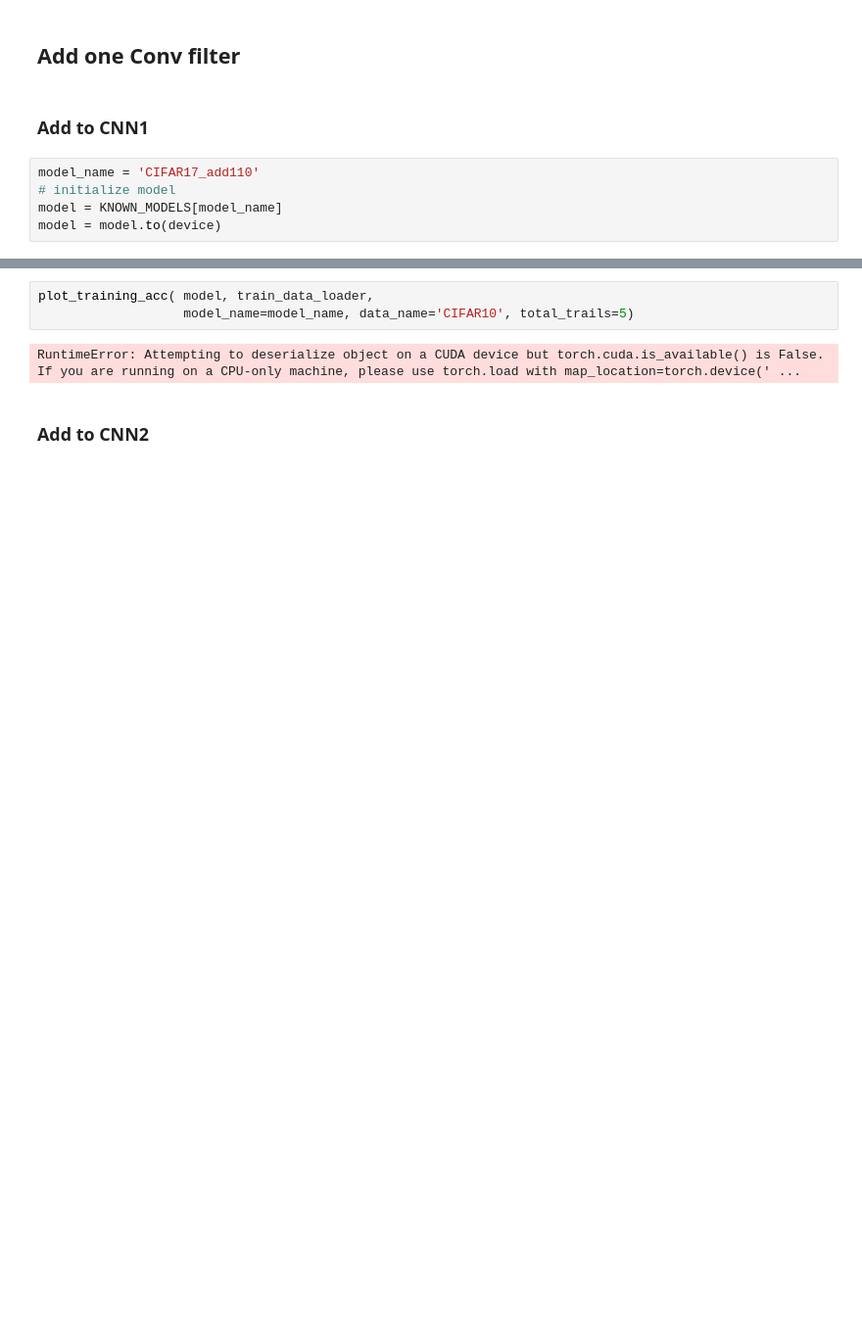
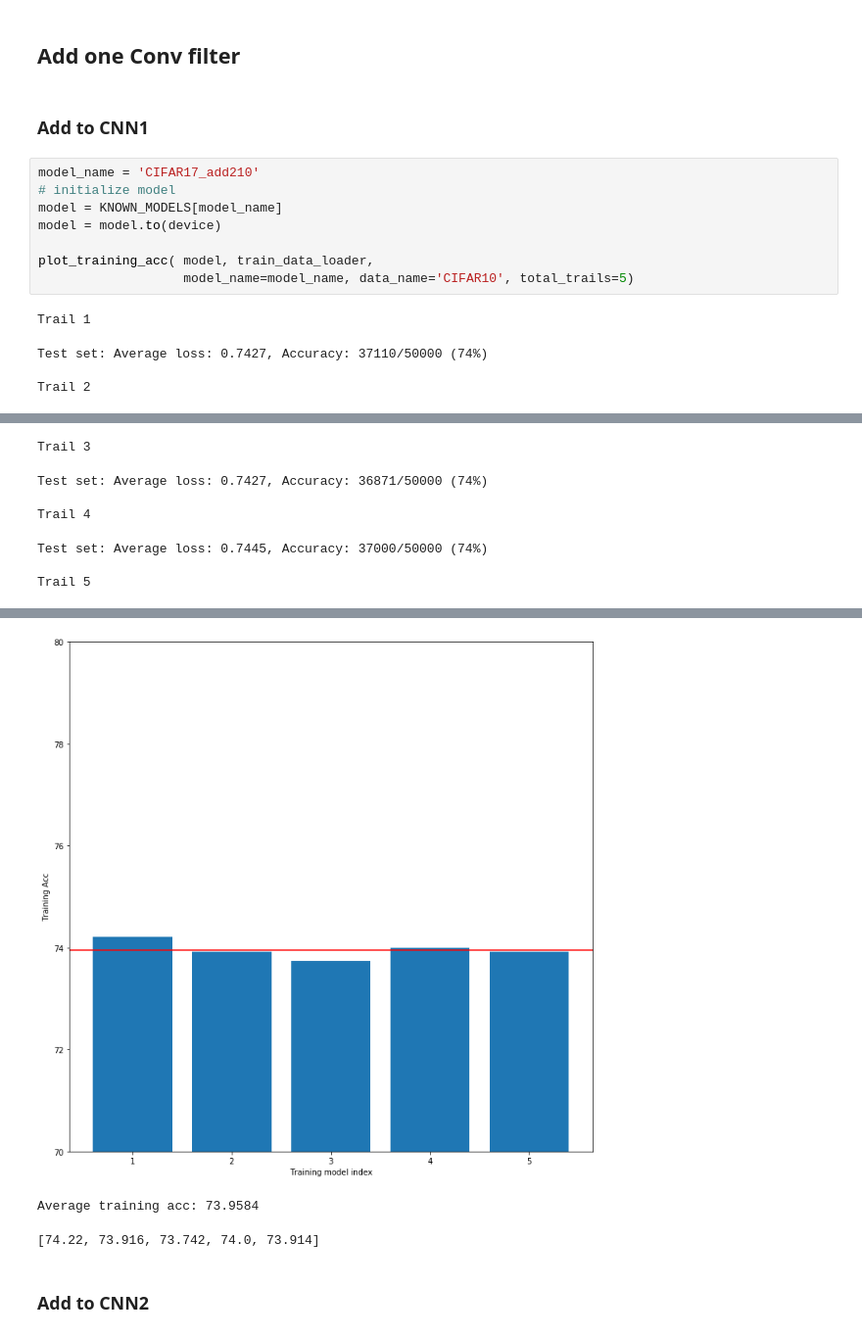
Before and after one commit to lindsey98/FYP, a Jupyter notebook: src/Visualize_gradient_contradict.ipynb, the cells around one changed output, grey strips where cells are left out. Shown: that part at 98% size. Saved outputs shown, nothing was run; the diff lists cells and outputs as text; blank space fills up the shorter version.

```diff
--- a/src/Visualize_gradient_contradict.ipynb
+++ b/src/Visualize_gradient_contradict.ipynb
@@ -224,7 +242,15 @@ body.cnn3.conv.weight 1.4940218925476074
 # %% [markdown]
 ### Add to CNN1
 # %%
-model_name = 'CIFAR17_add110'
+model_name = 'CIFAR17_add210'
 # initialize model
 model = KNOWN_MODELS[model_name]
 model = model.to(device)
+
+plot_training_acc( model, train_data_loader,
+                   model_name=model_name, data_name='CIFAR10', total_trails=5)
+# %% [output]
+Trail 1
+Test set: Average loss: 0.7427, Accuracy: 37110/50000 (74%)
+
+Trail 2
@@ -230,0 +258,7 @@ model = model.to(device)
+Trail 3
+Test set: Average loss: 0.7427, Accuracy: 36871/50000 (74%)
+
+Trail 4
+Test set: Average loss: 0.7445, Accuracy: 37000/50000 (74%)
+
+Trail 5
@@ -231,8 +266,6 @@ model = model.to(device)
+[figure, added]
+Average training acc: 73.9584
+[74.22, 73.916, 73.742, 74.0, 73.914]
-# %%
-plot_training_acc( model, train_data_loader,
-                   model_name=model_name, data_name='CIFAR10', total_trails=5)
-# %% [output]
-RuntimeError: Attempting to deserialize object on a CUDA device but torch.cuda.is_available() is False. If you are running on a CPU-only machine, please use torch.load with map_location=torch.device(' ...
 # %% [markdown]
 ### Add to CNN2
 # %%
```
Also changed, not shown: parts of 19 cells of this notebook, 4 other files.
